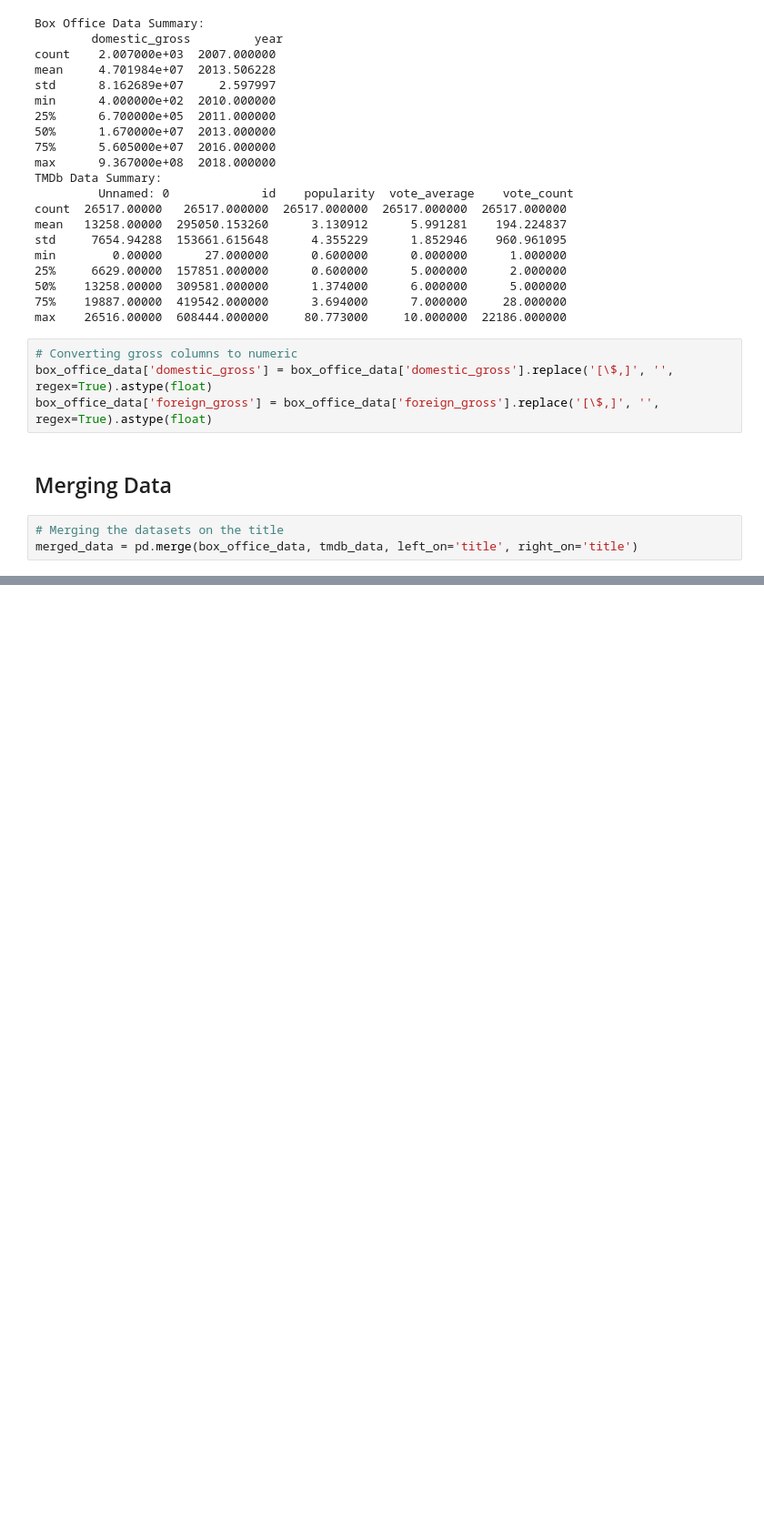
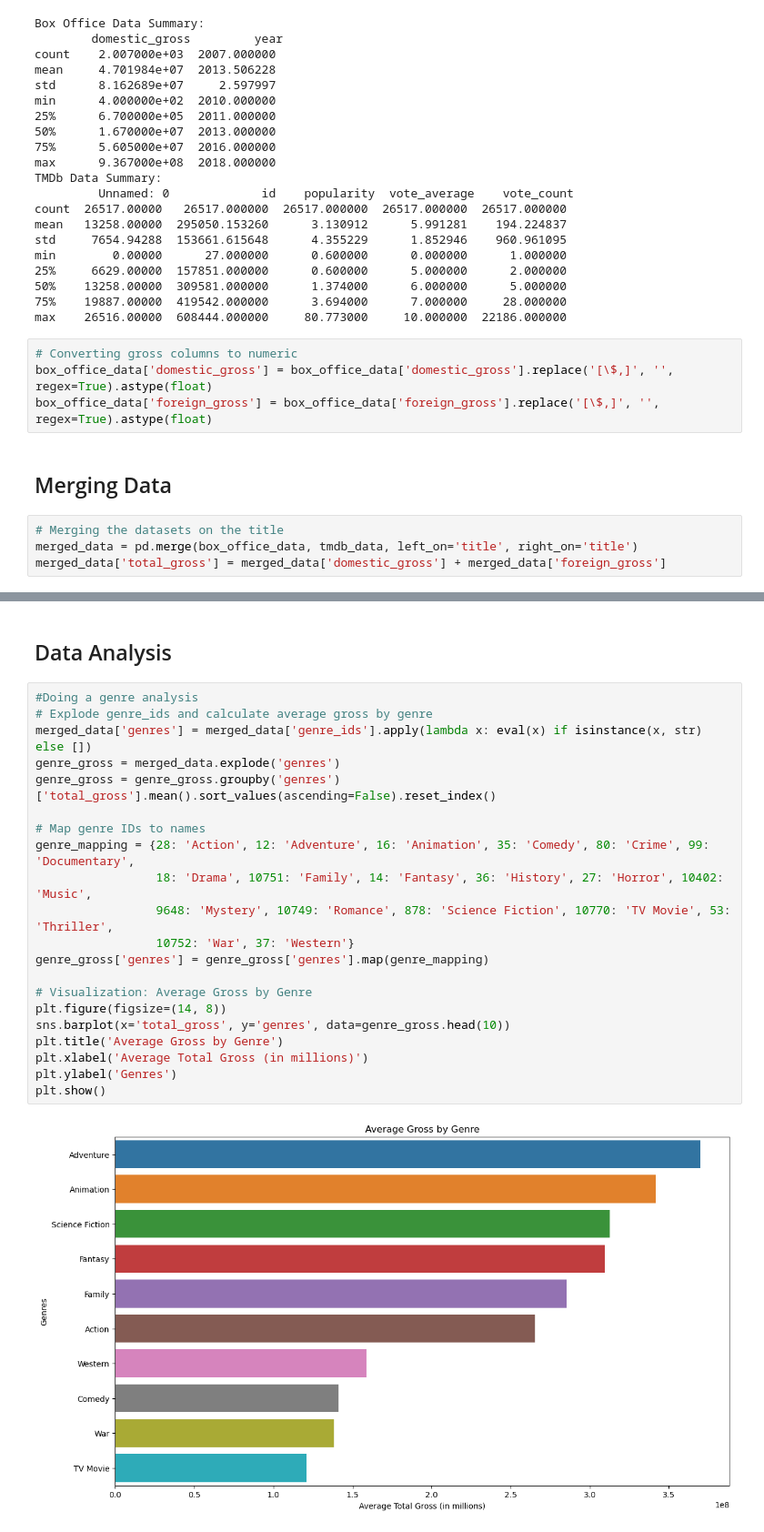
Before and after one commit to cecy84/dsc-phase-1-project-v2-4-master, a Jupyter notebook: student.ipynb, the cells around one changed output, grey strips where cells are left out. Shown: that part at 91% size. Saved outputs shown, nothing was run; the diff lists cells and outputs as text; blank space fills up the shorter version.

Commit message:
Analysis

```diff
--- a/student.ipynb
+++ b/student.ipynb
@@ -206,6 +208,7 @@ box_office_data['foreign_gross'] = box_office_data['foreign_gross'].replace('[\$
 # %%
 # Merging the datasets on the title
 merged_data = pd.merge(box_office_data, tmdb_data, left_on='title', right_on='title')
+merged_data['total_gross'] = merged_data['domestic_gross'] + merged_data['foreign_gross']
 # %%
 #Confirm merging is successful
 print("Shape of box_office_data:", box_office_data.shape)
@@ -236,0 +240,25 @@ id                   0
+# %% [markdown]
+## Data Analysis
+# %%
+#Doing a genre analysis
+# Explode genre_ids and calculate average gross by genre
+merged_data['genres'] = merged_data['genre_ids'].apply(lambda x: eval(x) if isinstance(x, str) else [])
+genre_gross = merged_data.explode('genres')
+genre_gross = genre_gross.groupby('genres')['total_gross'].mean().sort_values(ascending=False).reset_index()
+
+# Map genre IDs to names
+genre_mapping = {28: 'Action', 12: 'Adventure', 16: 'Animation', 35: 'Comedy', 80: 'Crime', 99: 'Documentary',
+                 18: 'Drama', 10751: 'Family', 14: 'Fantasy', 36: 'History', 27: 'Horror', 10402: 'Music',
+                 9648: 'Mystery', 10749: 'Romance', 878: 'Science Fiction', 10770: 'TV Movie', 53: 'Thriller',
+                 10752: 'War', 37: 'Western'}
+genre_gross['genres'] = genre_gross['genres'].map(genre_mapping)
+
+# Visualization: Average Gross by Genre
+plt.figure(figsize=(14, 8))
+sns.barplot(x='total_gross', y='genres', data=genre_gross.head(10))
+plt.title('Average Gross by Genre')
+plt.xlabel('Average Total Gross (in millions)')
+plt.ylabel('Genres')
+plt.show()
+# %% [output]
+[figure, added]
```
Also changed, not shown: parts of 2 cells of this notebook.
